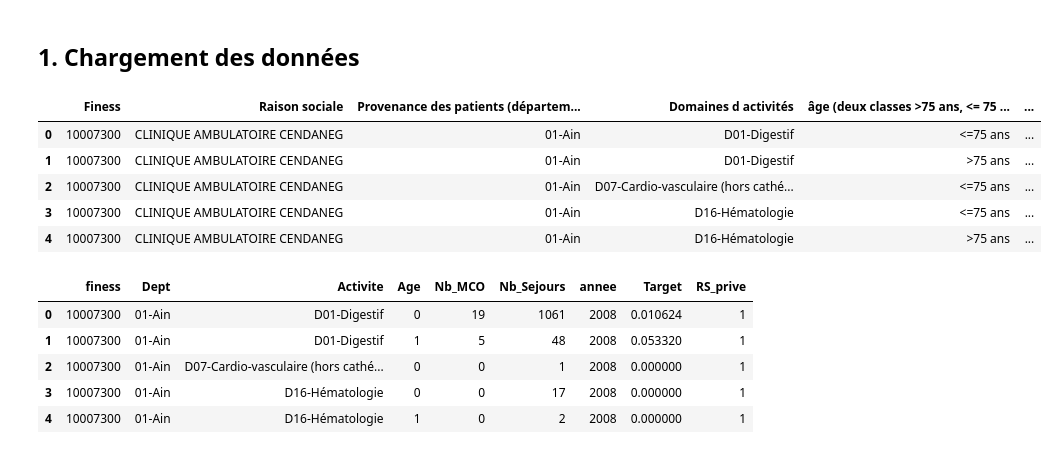
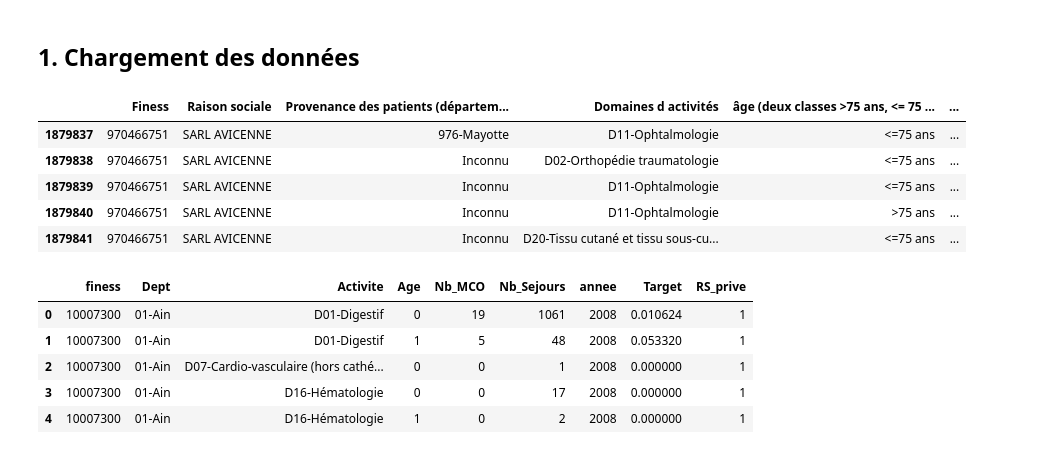
Before and after one commit to MarieCrappe/ANAPchallenge, a Jupyter notebook: Challenge ANAP.ipynb, the cells around one changed output. Cells and saved outputs as stored; diff of their text form; code cells hidden in the pictures.

```diff
--- a/Challenge ANAP.ipynb
+++ b/Challenge ANAP.ipynb
@@ -38,14 +38,14 @@ Populating the interactive namespace from numpy and matplotlib
 # %%
 train = pd.read_csv('../data/data2.csv', sep=';')
 additional_data = pd.read_csv('../data/aggregated_hospidiag_data_reduced.csv', sep=';')
-train.head(5)
+train.tail(5)
 # %% [output]
 |  | Finess | Raison sociale | Provenance des patients (départem... | Domaines d activités | âge (deux classes >75 ans, <= 75 ... | ... |
-| 0 | 10007300 | CLINIQUE AMBULATOIRE CENDANEG | 01-Ain | D01-Digestif | <=75 ans | ... |
-| 1 | 10007300 | CLINIQUE AMBULATOIRE CENDANEG | 01-Ain | D01-Digestif | >75 ans | ... |
-| 2 | 10007300 | CLINIQUE AMBULATOIRE CENDANEG | 01-Ain | D07-Cardio-vasculaire (hors cathé... | <=75 ans | ... |
-| 3 | 10007300 | CLINIQUE AMBULATOIRE CENDANEG | 01-Ain | D16-Hématologie | <=75 ans | ... |
-| 4 | 10007300 | CLINIQUE AMBULATOIRE CENDANEG | 01-Ain | D16-Hématologie | >75 ans | ... |
+| 1879837 | 970466751 | SARL AVICENNE | 976-Mayotte | D11-Ophtalmologie | <=75 ans | ... |
+| 1879838 | 970466751 | SARL AVICENNE | Inconnu | D02-Orthopédie traumatologie | <=75 ans | ... |
+| 1879839 | 970466751 | SARL AVICENNE | Inconnu | D11-Ophtalmologie | <=75 ans | ... |
+| 1879840 | 970466751 | SARL AVICENNE | Inconnu | D11-Ophtalmologie | >75 ans | ... |
+| 1879841 | 970466751 | SARL AVICENNE | Inconnu | D20-Tissu cutané et tissu sous-cu... | <=75 ans | ... |
 # %%
 train.columns = ['finess', 'RS', 'Dept', 'Activite', 'Age', 'Nb_MCO', 'Nb_Sejours', 'annee', 'Target']
 train.loc[train.Age == '<=75 ans', 'Age'] = 0
```
Also changed, not shown: 3 other files.
